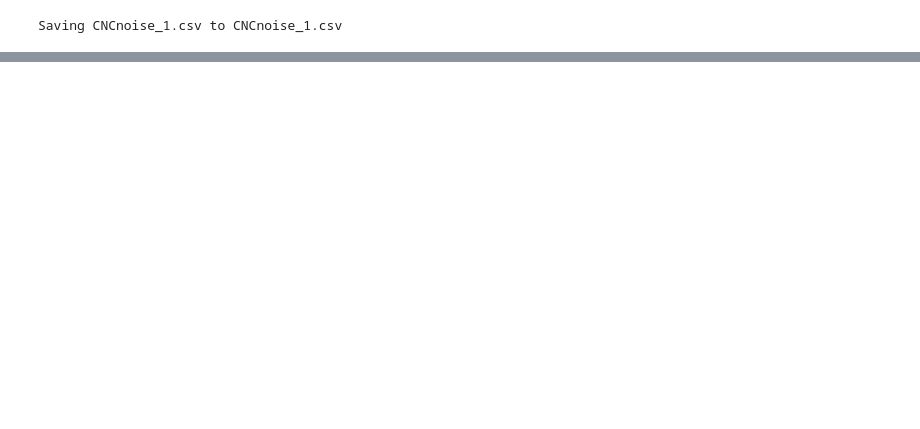
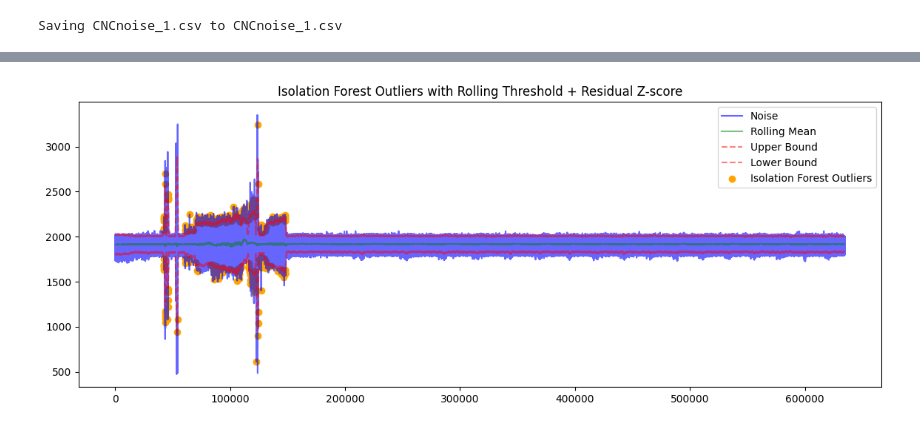
Before and after one commit to kingmin-1225/tensor-project, a Jupyter notebook: methodology/unsupervisor (2).ipynb, the cells around one changed output, grey strips where cells are left out. Saved outputs shown, nothing was run; the diff lists cells and outputs as text; code cells hidden in the pictures; blank space fills up the shorter version.

```diff
--- a/methodology/unsupervisor (2).ipynb
+++ b/methodology/unsupervisor (2).ipynb
@@ -282,0 +37,16 @@ plt.show()
+# %%
+# === 전처리 및 특징 벡터 생성 ===
+X = create_dataset(data['noise'], look_back)
+noise_full = data['noise'].values[look_back:]
+
+# === 정규화 (스케일링) ===
+scaler = StandardScaler()
+X_scaled = scaler.fit_transform(X)
+
+# === 이동 평균 및 잔차 계산 ===
+rolling_mean = pd.Series(noise_full).rolling(window=ma_window_size, center=True).mean()
+rolling_std = pd.Series(noise_full).rolling(window=ma_window_size, center=True).std()
+upper_bound = rolling_mean + ma_k * rolling_std
+lower_bound = rolling_mean - ma_k * rolling_std
+residual = noise_full - rolling_mean.fillna(method='bfill')
+res_zscore = (residual - residual.mean()) / residual.std()
@@ -282,0 +59,18 @@ plt.show()
+# %%
+# === 2. Isolation Forest 이상치 탐지 (슬라이딩 윈도우) + Moving Average 조건 ===
+is_outlier_iso = np.zeros(len(noise_full), dtype=bool)
+
+for start in range(0, len(X_scaled) - iso_window_size, iso_step):
+    end = start + iso_window_size
+    X_window = X_scaled[start:end]
+
+    model = IsolationForest(contamination=iso_contamination, random_state=42)
+    preds = model.fit_predict(X_window)
+
+    for i, p in enumerate(preds):
+        idx = start + i
+        if p == -1 and idx < len(noise_full):
+            if (
+                (noise_full[idx] > upper_bound.values[idx]) or (noise_full[idx] < lower_bound.values[idx])
+            ) and (np.abs(res_zscore[idx]) > zscore_residual_threshold):
+                is_outlier_iso[idx] = True
@@ -282,0 +90,13 @@ plt.show()
+# %%
+# === 시각화: Isolation Forest ===
+plt.figure(figsize=(14, 5))
+plt.plot(noise_full, label='Noise', color='blue', alpha=0.6)
+plt.plot(rolling_mean, label='Rolling Mean', color='green', alpha=0.5)
+plt.plot(upper_bound, label='Upper Bound', color='red', linestyle='--', alpha=0.5)
+plt.plot(lower_bound, label='Lower Bound', color='red', linestyle='--', alpha=0.5)
+plt.scatter(np.where(is_outlier_iso)[0], noise_full[is_outlier_iso], color='orange', label='Isolation Forest Outliers')
+plt.title("Isolation Forest Outliers with Rolling Threshold + Residual Z-score")
+plt.legend()
+plt.show()
+# %% [output]
+[figure, added]
```
Also changed, not shown: parts of 45 cells of this notebook.
